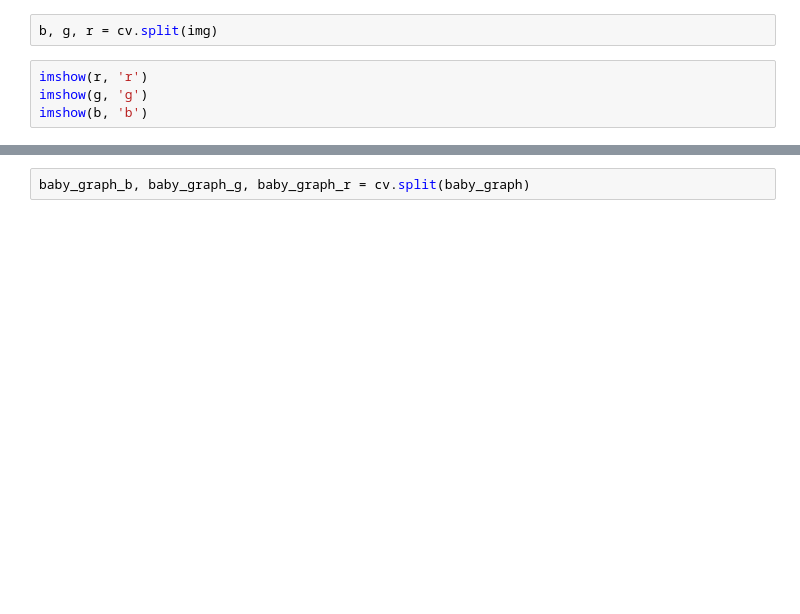
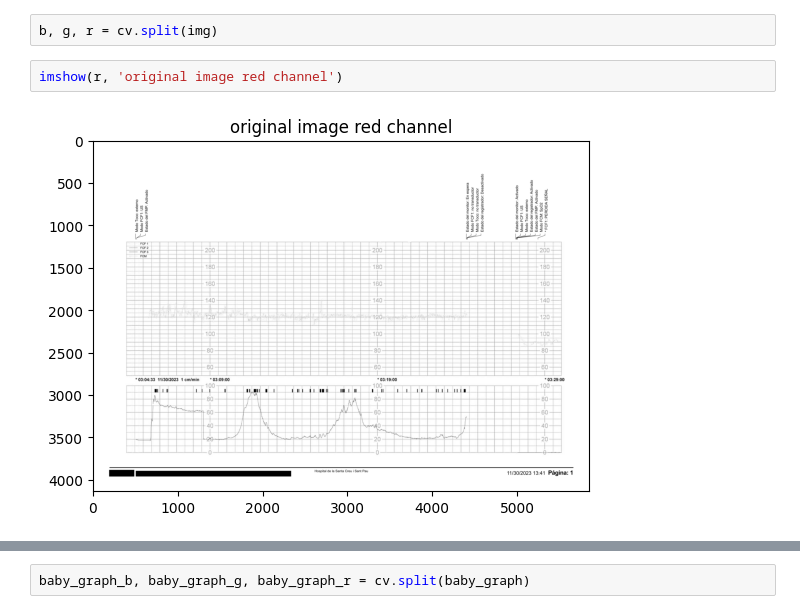
Before and after one commit to bayonapro/bitsxlamarato-2023, a Jupyter notebook: get_data.ipynb, the cells around one changed output, grey strips where cells are left out. Saved outputs shown, nothing was run; the diff lists cells and outputs as text; blank space fills up the shorter version.

```diff
--- a/get_data.ipynb
+++ b/get_data.ipynb
@@ -25,6 +54,6 @@ imshow(img, fx=0.2, fy=0.2)
 # %%
 b, g, r = cv.split(img)
-# %%
-imshow(r, 'r')
-imshow(g, 'g')
-imshow(b, 'b')
+# %%
+imshow(r, 'original image red channel')
+# %% [output]
+[figure, added]
```
Also changed, not shown: parts of 49 cells of this notebook.
